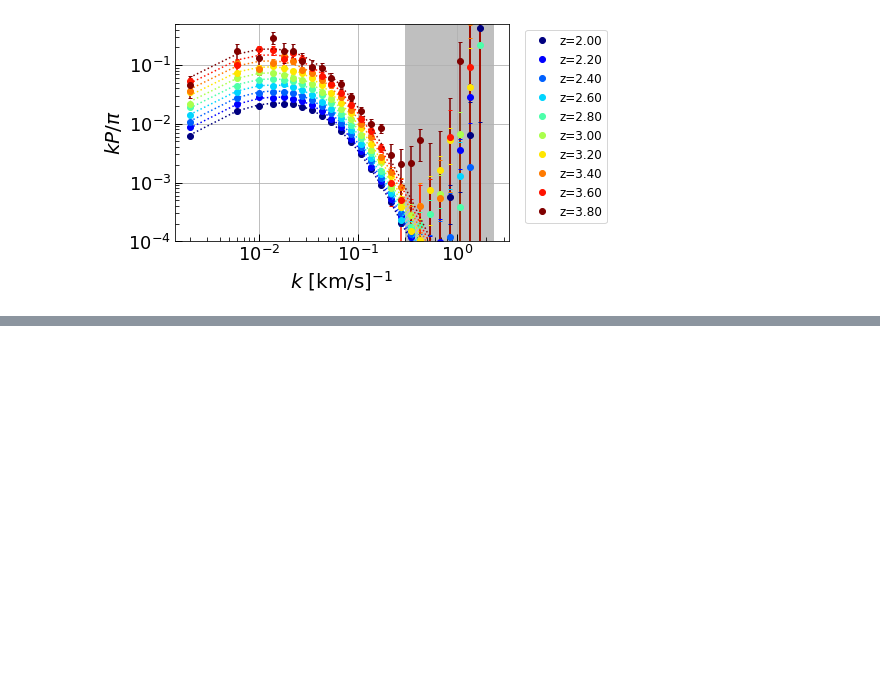
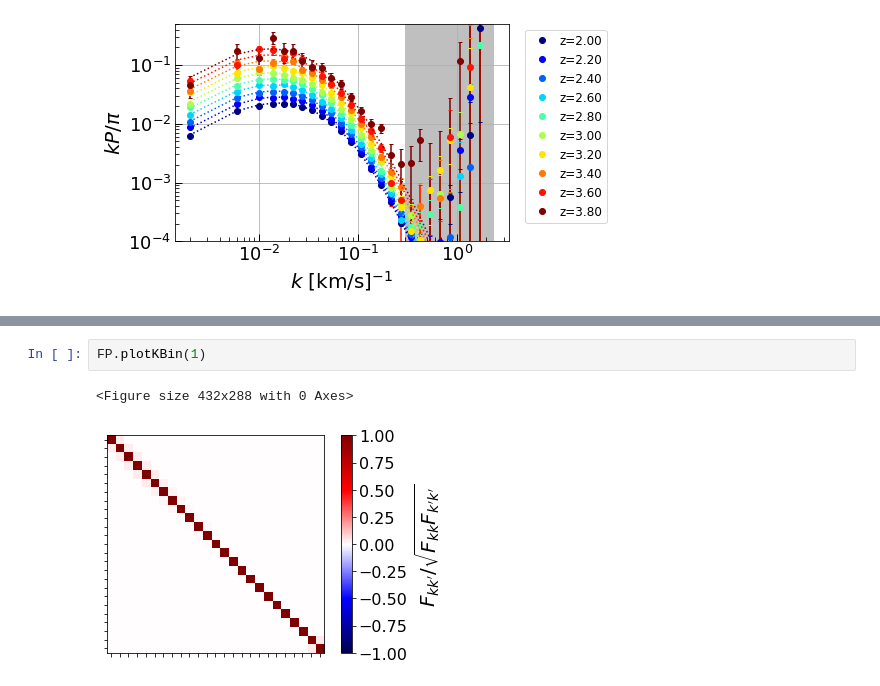
Before and after one commit to p-slash/qsotools, a Jupyter notebook: notebooks/PlottingQMLEResults.ipynb, the cells around one changed output, grey strips where cells are left out. Drawn from its saved outputs; the diff is of its cells as text; blank space fills up the shorter version.

```diff
--- a/notebooks/PlottingQMLEResults.ipynb
+++ b/notebooks/PlottingQMLEResults.ipynb
@@ -16,0 +30,5 @@ Chi-Square / dof: 216.95 / 250.
+# %%
+FP.plotKBin(1)
+# %% [output]
+<Figure size 432x288 with 0 Axes>
+[figure, added]
```
Also changed, not shown: parts of 5 cells of this notebook.
